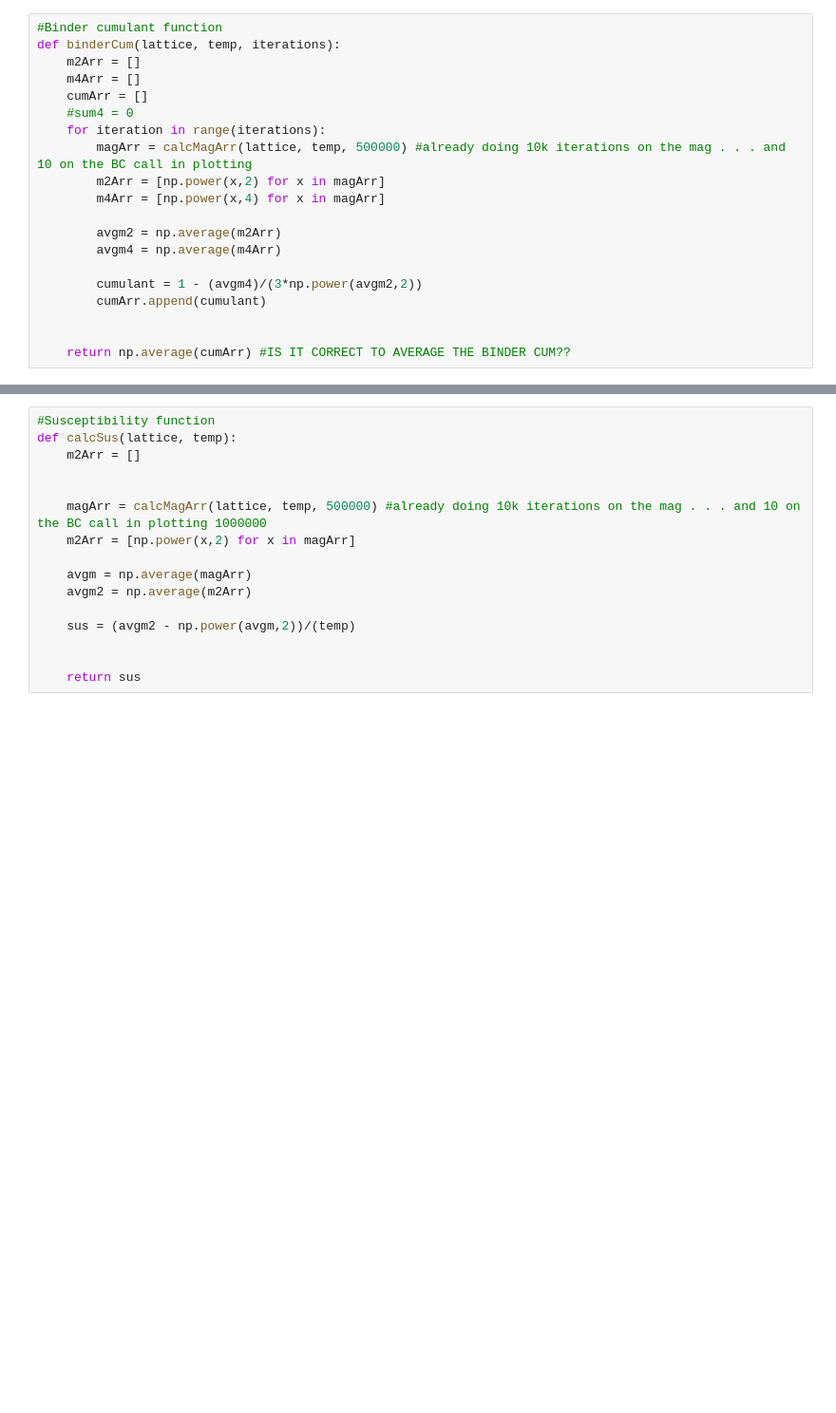
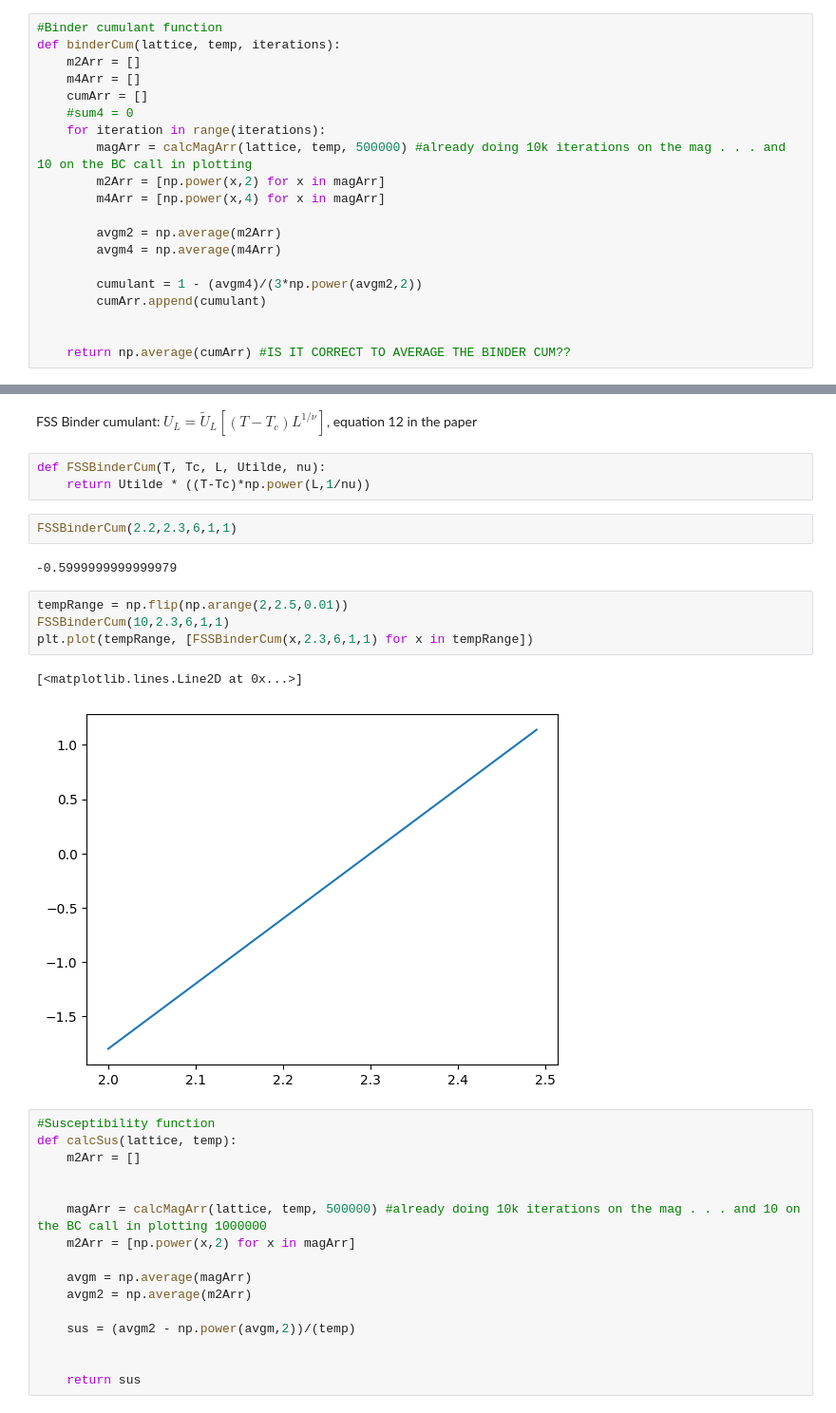
Before and after one commit to noahchanoah/thesis, a Jupyter notebook: CaseCritTemp.ipynb, the cells around one changed output, grey strips where cells are left out. Shown: that part at 95% size. Saved outputs shown, nothing was run; the diff lists cells and outputs as text; blank space fills up the shorter version.

```diff
--- a/CaseCritTemp.ipynb
+++ b/CaseCritTemp.ipynb
@@ -283,3 +294,19 @@ plt.plot(tempRange, avgArr16)
+# %% [markdown]
+FSS Binder cumulant: $U_L = \tilde{U}_L[(T-T_c)L^{1/\nu}]$, equation 12 in the paper
+# %%
+def FSSBinderCum(T, Tc, L, Utilde, nu):
+    return Utilde * ((T-Tc)*np.power(L,1/nu))
+# %%
+FSSBinderCum(2.2,2.3,6,1,1)
+# %% [output]
+-0.5999999999999979
+# %%
+tempRange = np.flip(np.arange(2,2.5,0.01))
+FSSBinderCum(10,2.3,6,1,1)
+plt.plot(tempRange, [FSSBinderCum(x,2.3,6,1,1) for x in tempRange])
+# %% [output]
+[<matplotlib.lines.Line2D at 0x...>]
+[figure, added]
 # %%
 #Susceptibility function
 def calcSus(lattice, temp):
```
Also changed, not shown: parts of 1 cell of this notebook.
